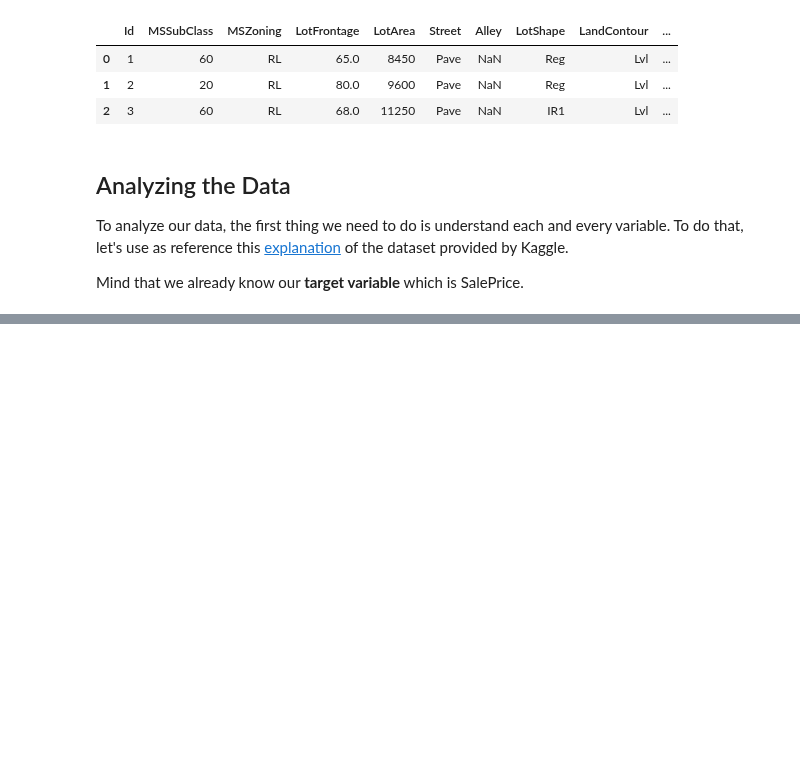
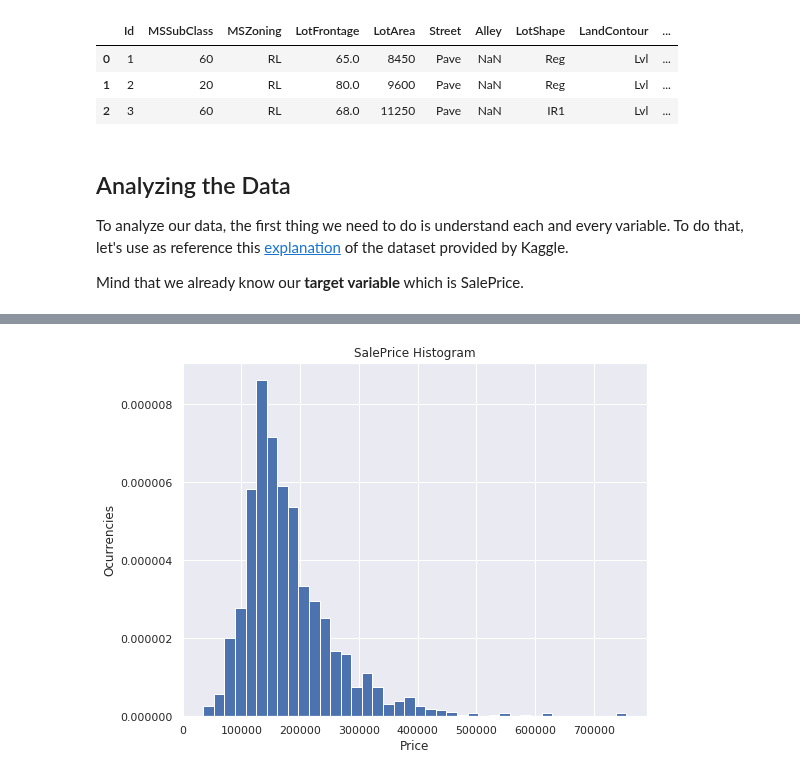
Before and after one commit to rafaelnduarte/Kaggle_House_Prices, a Jupyter notebook: Kaggle_House_Price_Prediction.ipynb, the cells around one changed output, grey strips where cells are left out. Saved outputs shown, nothing was run; the diff lists cells and outputs as text; code cells hidden in the pictures; blank space fills up the shorter version.

```diff
--- a/Kaggle_House_Price_Prediction.ipynb
+++ b/Kaggle_House_Price_Prediction.ipynb
@@ -594,0 +673,13 @@ Mind that we already know our **target variable** which is SalePrice.
+# %%
+#histogram
+#sns.distplot(train['SalePrice']);
+fig, ax = plt.subplots()
+
+train["SalePrice"].plot(kind='hist',ax=ax, density=True, bins=40, figsize=(8,6))
+ax.set_title("SalePrice Histogram")
+ax.set_ylabel("Ocurrencies")
+ax.set_xlabel("Price")
+
+plt.tight_layout()
+# %% [output]
+[figure, added]
```
Also changed, not shown: parts of 15 cells of this notebook.
